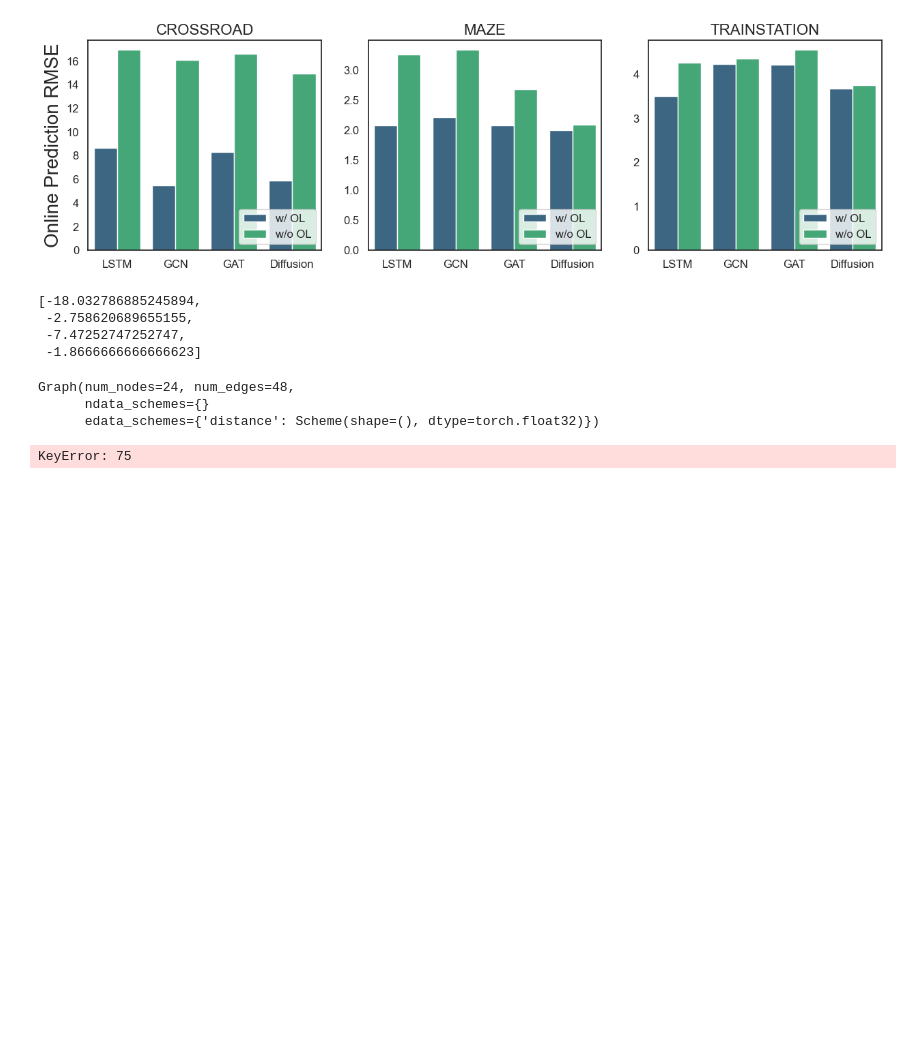
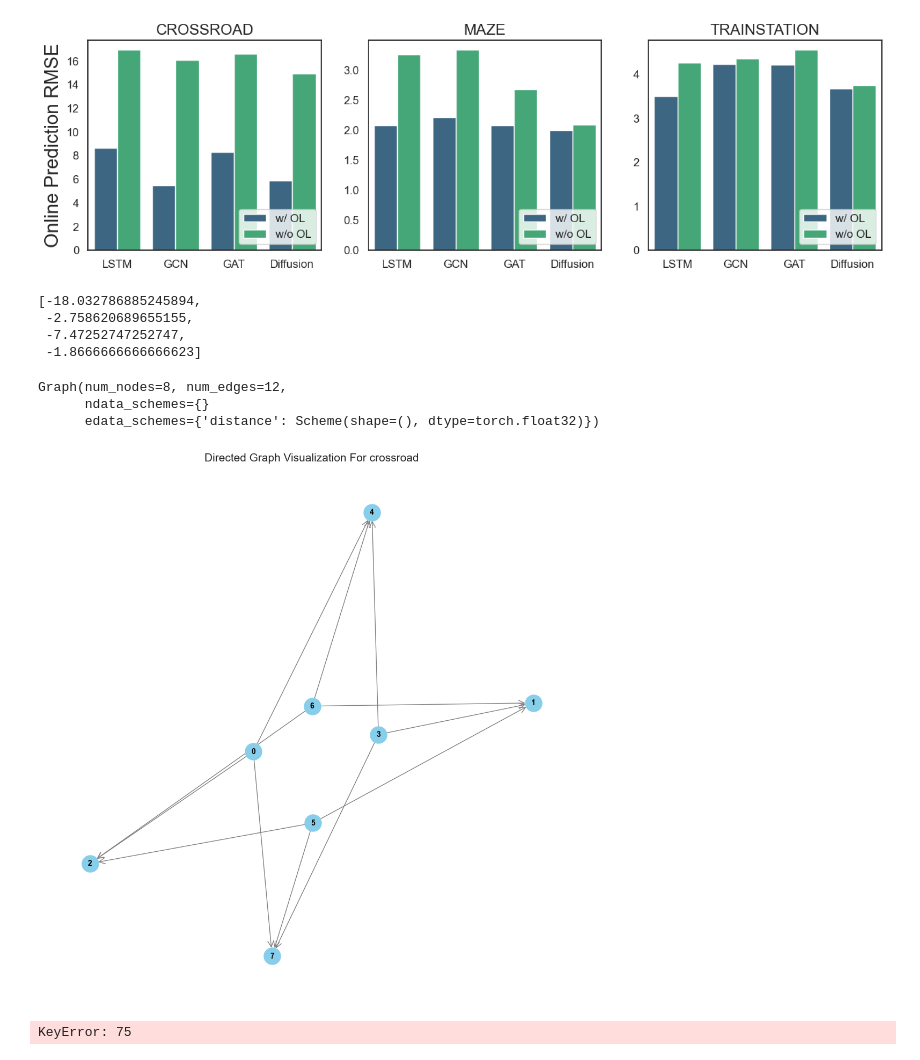
Before and after one commit to WaimenMak/Crowd-Flow-Inference, a Jupyter notebook: online_learning_bar.ipynb, the cells around one changed output. Drawn from its saved outputs; the diff is of its cells as text; code cells hidden in the pictures; blank space fills up the shorter version.

```diff
--- a/online_learning_bar.ipynb
+++ b/online_learning_bar.ipynb
@@ -75,7 +75,7 @@ from lib.utils import gen_data_dict, process_sensor_data
 from lib.utils import seperate_up_down
 from dgl.data.utils import load_graphs
 import pickle
-from test_then_train.Online_Update import test_then_train_env
+from Online_Update import TestThenTrainEnv
 import torch
 import logging
 df_dict = {}
@@ -85,8 +85,8 @@ logger = logging.getLogger()
 # Define path to parent directory containing subdirectories with CSV files
 
 # online testing
-# dataset_name = "crossroad"
-dataset_name = "train_station"
+dataset_name = "crossroad"
+# dataset_name = "train_station"
 # dataset_name = "maze"
 parent_dir = 'sc_sensor'
 if dataset_name == "maze":
@@ -135,14 +135,57 @@ lags = 5
 '''Has to >= 2'''
 pred_horizon = 7 # 3, 5
 # test_env = test_then_train_env(data_dict, test_sc, chunk_size, pred_horizon, lags=lags, g=g)
-test_env = test_then_train_env(data_dict, test_sc, chunk_size, pred_horizon, lags=lags, g=g, logger=logger)
+test_env = TestThenTrainEnv(data_dict, test_sc, chunk_size, pred_horizon, lags=lags, g=g, logger=logger)
 # test_env.device = device
 # %%
 g
 # %% [output]
-Graph(num_nodes=24, num_edges=48,
+Graph(num_nodes=8, num_edges=12,
       ndata_schemes={}
       edata_schemes={'distance': Scheme(shape=(), dtype=torch.float32)})
+# %%
+# Convert to directed graph
+import networkx as nx
+G = nx.DiGraph()
+G.add_nodes_from(range(g.num_nodes()))  # Add nodes
+edges = [(u.item(), v.item()) for u, v in zip(*g.edges())]  # Convert edge tensors to tuples
+G.add_edges_from(edges)  # Add edges
+
+# Visualize the directed graph
+plt.figure(figsize=(10, 10))  # Set the figure size
+
+# Use a spring layout with custom spacing
+pos = nx.spring_layout(G, seed=42, k=0.5)
+# pos = nx.kamada_kawai_layout(G)
+# Draw the directed graph with arrows
+nx.draw(
+    G, pos,
+    with_labels=True,
+    node_size=500,
+    node_color='skyblue',
+    font_size=10,
+    font_weight='bold',
+    font_color='black',
+    edge_color='gray',
+    arrows=True,
+    arrowstyle='->',
+    arrowsize=20
+)
+
+# # Add edge labels (optional)
+# edge_labels = {(u, v): f"{u}-{v}" for u, v in G.edges()}  # Example: Label edges with node pairs
+# nx.draw_networkx_edge_labels(G, pos, edge_labels=edge_labels, font_color='gray')
+
+# Add a title to the graph
+plt.title(f'Directed Graph Visualization For {dataset_name}', fontsize=15)
+
+# Save the graph as an image (optional)
+plt.savefig(f'{dataset_name}_directed_graph.png', dpi=300, bbox_inches='tight')
+
+# Display the graph
+plt.show()
+# %% [output]
+[figure, added]
 # %%
 # load prediction with different chunk size
 import numpy as np
```
Also changed, not shown: 5 other files.
